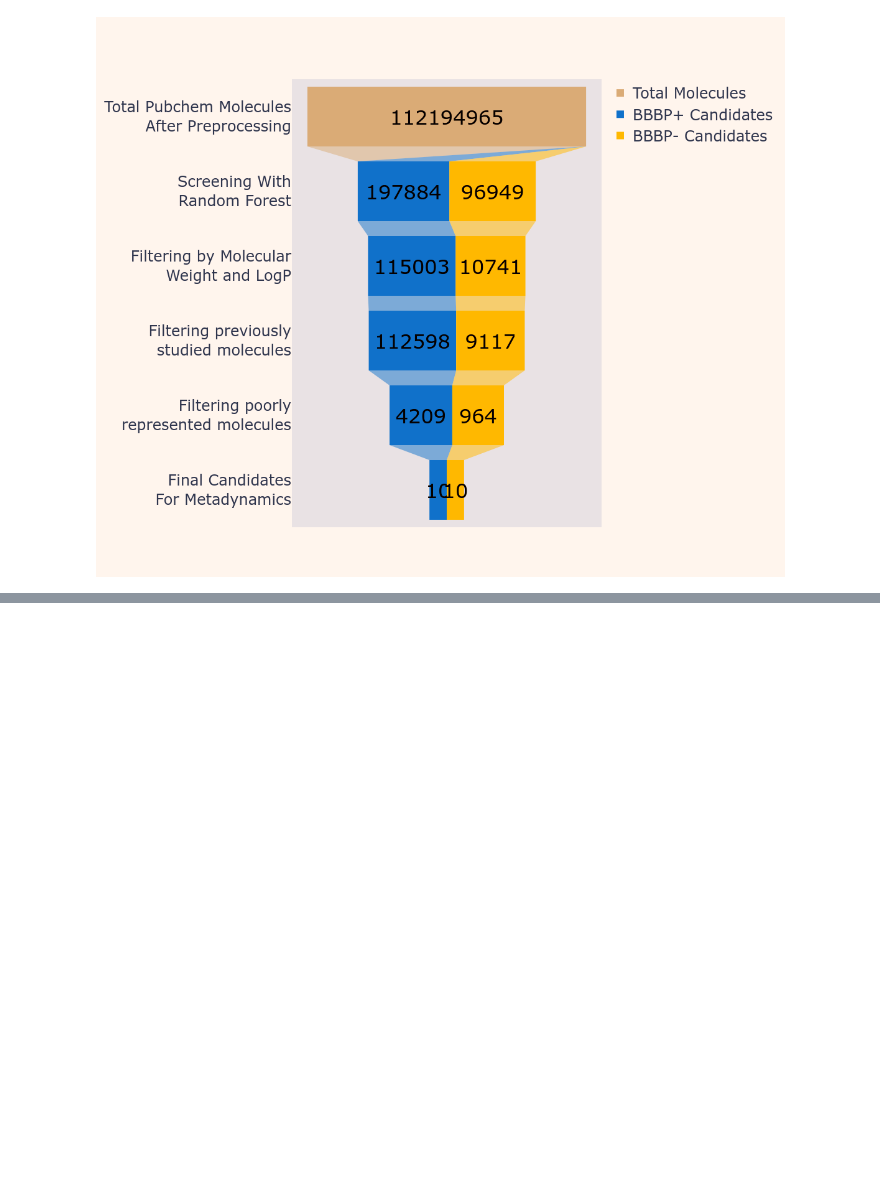
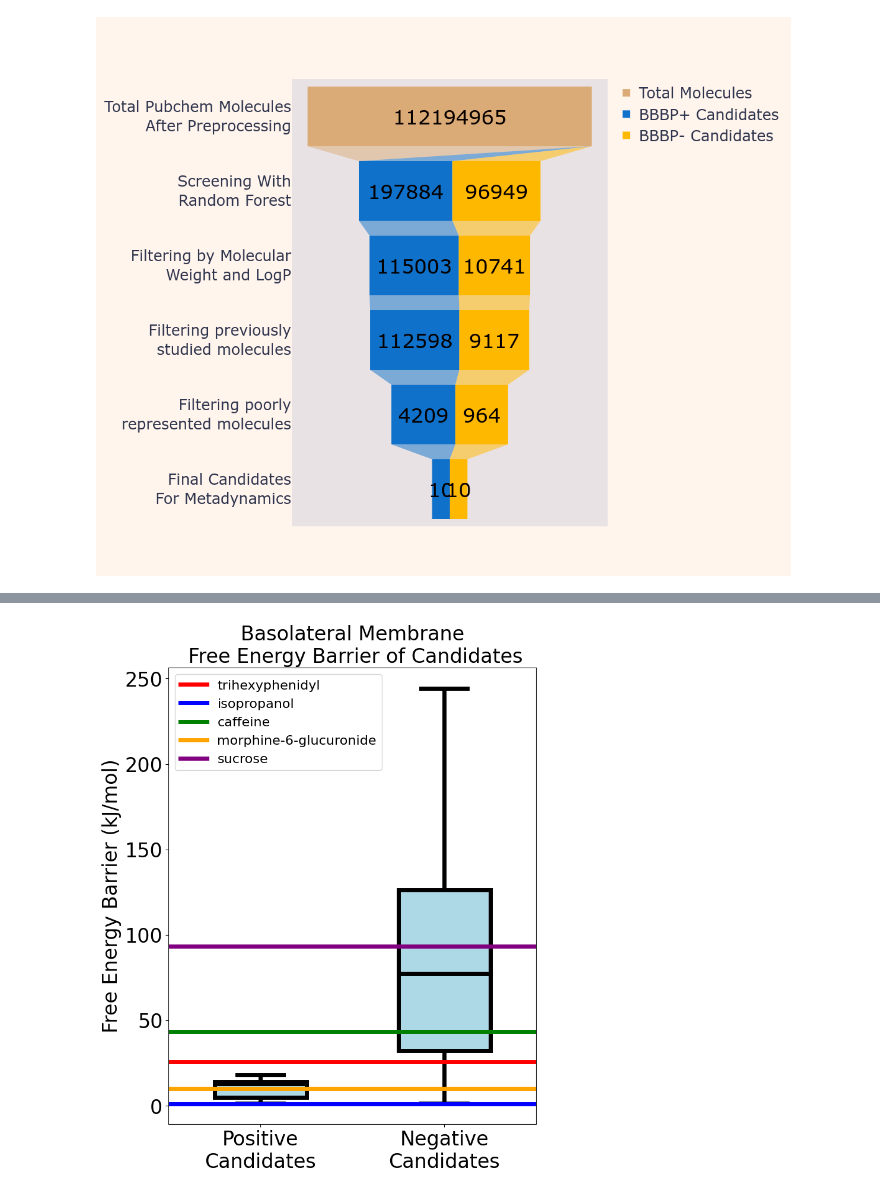
Before and after one commit to HenryJia/BBBP-MD, a Jupyter notebook: ipynb/plot_pubchem.ipynb, the cells around one changed output, grey strips where cells are left out. Saved outputs shown, nothing was run; the diff lists cells and outputs as text; code cells hidden in the pictures; blank space fills up the shorter version.

```diff
--- a/ipynb/plot_pubchem.ipynb
+++ b/ipynb/plot_pubchem.ipynb
@@ -87,0 +173,36 @@ fig.show()
+# %%
+basolateral_reference_fes, basolateral_pos_fes, basolateral_neg_fes = load_fes(
+    fn='../basolateral',
+    pos_cand=pos_cand,
+    neg_cand=neg_cand
+)
+
+plt.figure(figsize=(8, 10))
+plt.title('Basolateral Membrane\n Free Energy Barrier of Candidates', fontsize=24)
+pos_barriers = [basolateral_pos_fes[idx]['G'].max() for idx in pos_cand['idx']]
+neg_barriers = [basolateral_neg_fes[idx]['G'].max() for idx in neg_cand['idx']]
+plt.boxplot(
+    [pos_barriers, neg_barriers],
+    positions=[1, 2],
+    widths=0.5, whis=[0, 100],
+    patch_artist=True,
+    boxprops=dict(facecolor='lightblue', color='black', linewidth=5),
+    medianprops=dict(color='black', linewidth=5),
+    whiskerprops=dict(color='black', linewidth=5),
+    capprops=dict(color='black', linewidth=5)
+    )
+plt.xticks([1, 2], ['Positive\nCandidates', 'Negative\nCandidates'], fontsize=24)
+plt.yticks(fontsize=24)
+plt.ylabel('Free Energy Barrier (kJ/mol)', fontsize=24)
+
+# Add our reference molecules as horizontal lines
+for i, rm in enumerate(basolateral_reference_fes):
+    plt.axhline(
+        basolateral_reference_fes[rm]['G'].max(),
+        label=rm, color=reference_colors[i],
+        linewidth=5,
+        )
+plt.legend(fontsize=16)
+plt.savefig('basolateral_candidates_boxplot.png')
+# %% [output]
+[figure, added]
```
Also changed, not shown: parts of 8 cells of this notebook, 5 other files.
